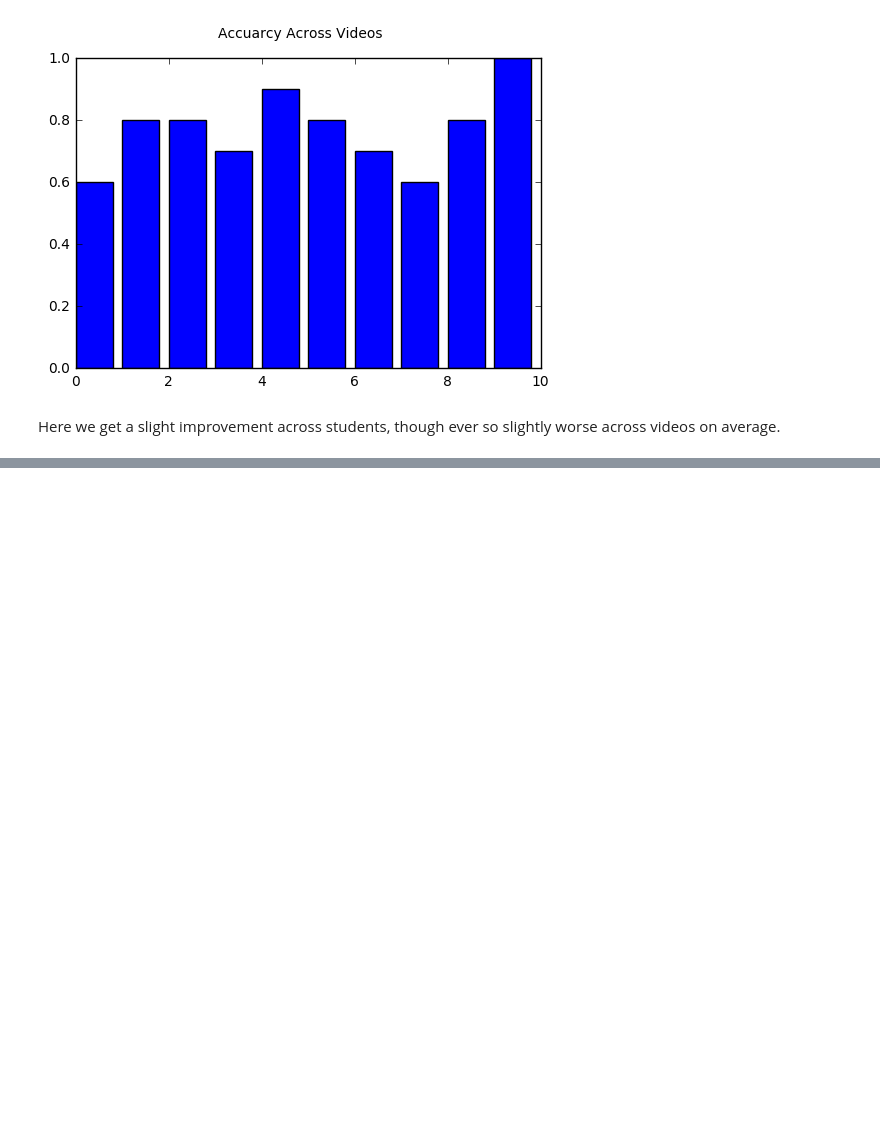
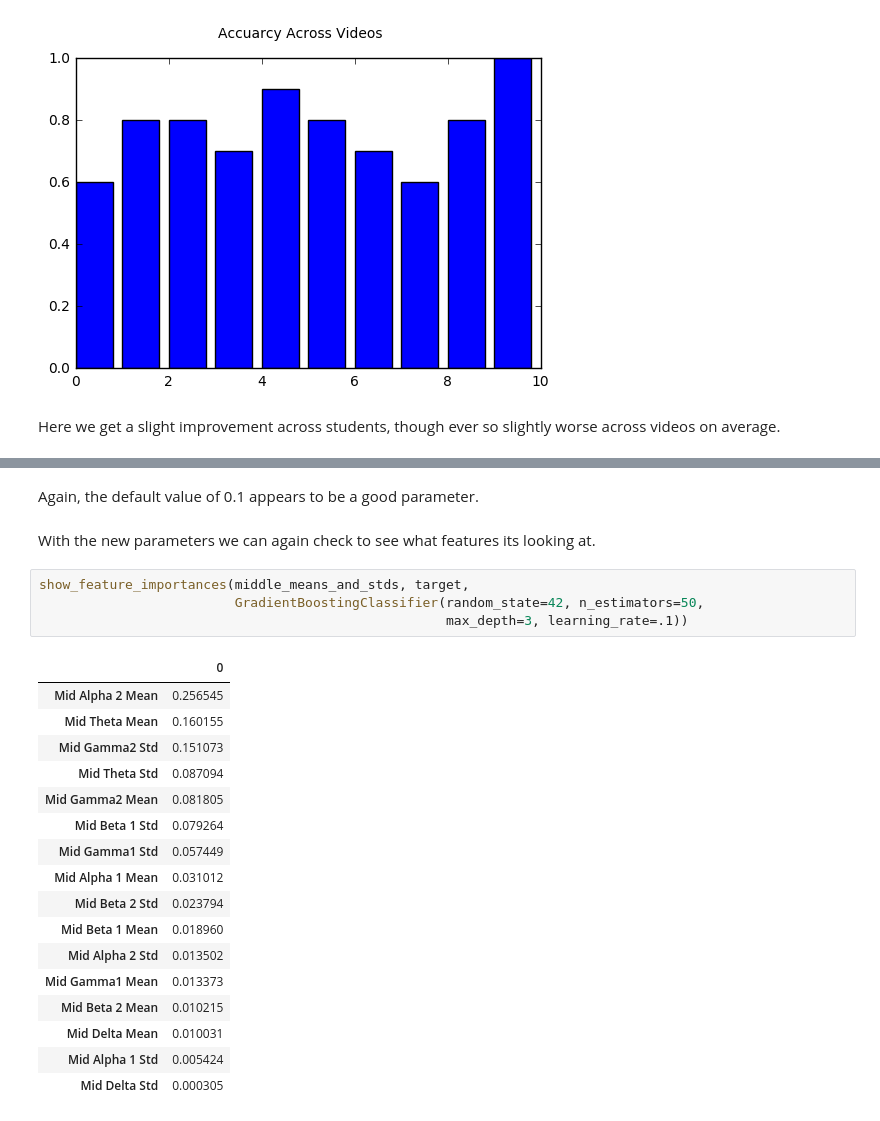
Before and after one commit to nwbvt/udacity-confusion, a Jupyter notebook: Confusion.ipynb, the cells around one changed output, grey strips where cells are left out. Saved outputs shown, nothing was run; the diff lists cells and outputs as text; blank space fills up the shorter version.

```diff
--- a/Confusion.ipynb
+++ b/Confusion.ipynb
@@ -425,0 +483,26 @@ Here we get a slight improvement across students, though ever so slightly worse
+# %% [markdown]
+Again, the default value of 0.1 appears to be a good parameter.
+# %% [markdown]
+With the new parameters we can again check to see what features its looking at.
+# %%
+show_feature_importances(middle_means_and_stds, target,
+                         GradientBoostingClassifier(random_state=42, n_estimators=50,
+                                                    max_depth=3, learning_rate=.1))
+# %% [output]
+|  | 0 |
+| Mid Alpha 2 Mean | 0.256545 |
+| Mid Theta Mean | 0.160155 |
+| Mid Gamma2 Std | 0.151073 |
+| Mid Theta Std | 0.087094 |
+| Mid Gamma2 Mean | 0.081805 |
+| Mid Beta 1 Std | 0.079264 |
+| Mid Gamma1 Std | 0.057449 |
+| Mid Alpha 1 Mean | 0.031012 |
+| Mid Beta 2 Std | 0.023794 |
+| Mid Beta 1 Mean | 0.018960 |
+| Mid Alpha 2 Std | 0.013502 |
+| Mid Gamma1 Mean | 0.013373 |
+| Mid Beta 2 Mean | 0.010215 |
+| Mid Delta Mean | 0.010031 |
+| Mid Alpha 1 Std | 0.005424 |
+| Mid Delta Std | 0.000305 |
```
Also changed, not shown: parts of 24 cells of this notebook.
